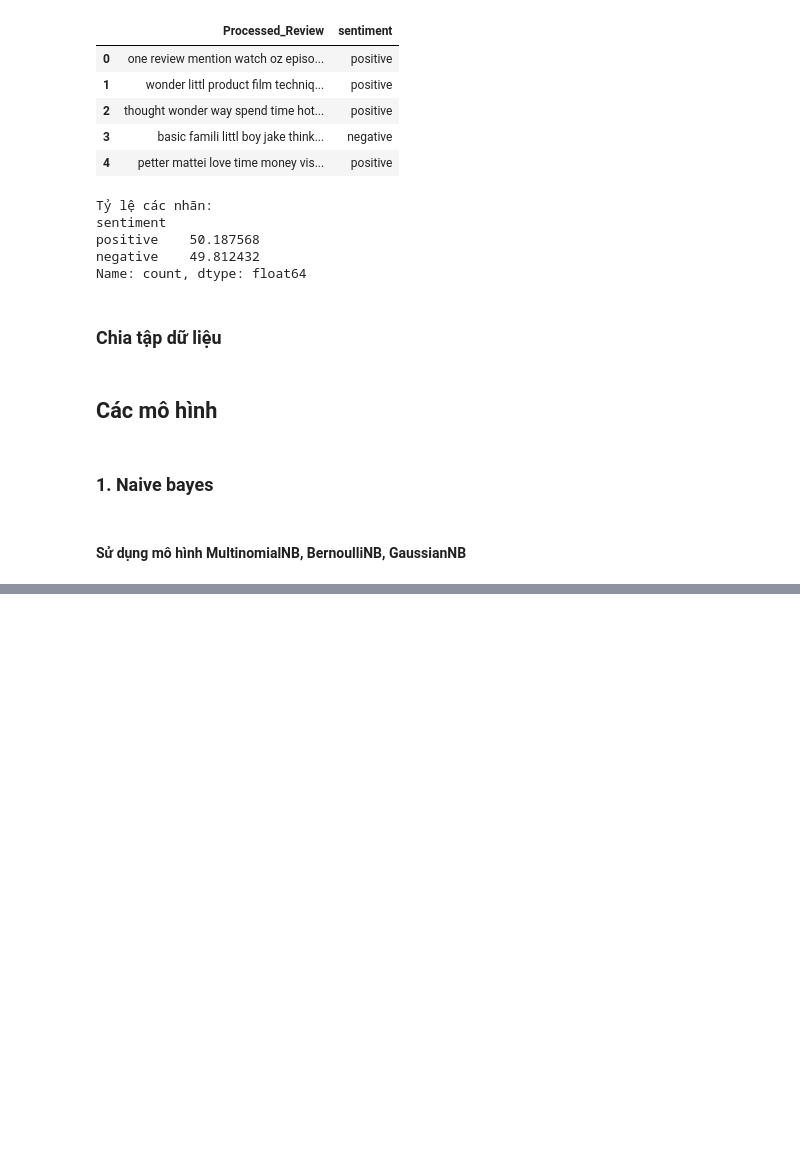
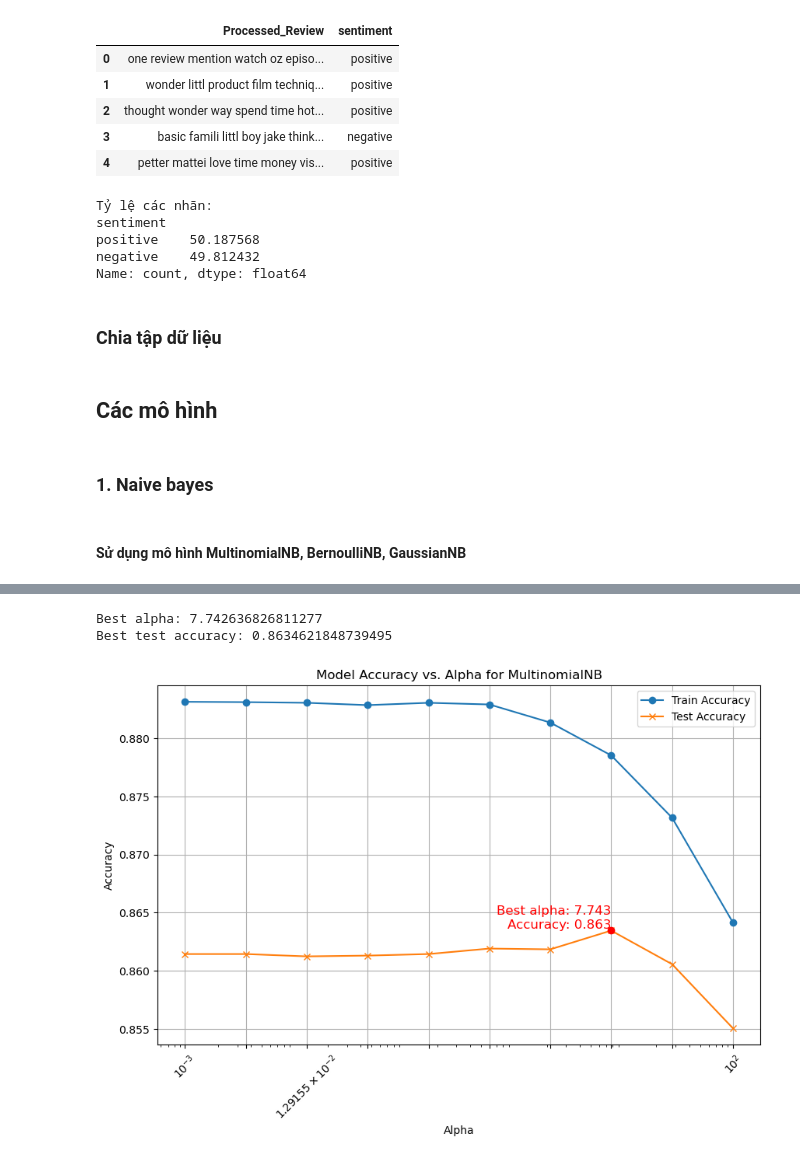
Before and after one commit to PhucLe1725/Group_4-Sentiment_Analysis, a Jupyter notebook: src/python/Naive_Bayes.ipynb, the cells around one changed output, grey strips where cells are left out. Saved outputs shown, nothing was run; the diff lists cells and outputs as text; code cells hidden in the pictures; blank space fills up the shorter version.

```diff
--- a/src/python/Naive_Bayes.ipynb
+++ b/src/python/Naive_Bayes.ipynb
@@ -103,3 +204,66 @@ Trong mô hình Gaussian Naive Bayes của scikit-learn, giá trị mặc địn
+# %%
+import numpy as np
+import matplotlib.pyplot as plt
+from sklearn.metrics import accuracy_score, classification_report
+from sklearn.naive_bayes import MultinomialNB
+
+# Định nghĩa các giá trị của siêu tham số alpha
+alpha_values = np.logspace(-3, 2, num=10)
+
+# Danh sách để lưu trữ độ chính xác
+train_accuracies = []
+test_accuracies = []
+
+# Lặp qua từng giá trị alpha
+for alpha in alpha_values:
+    # Tạo mô hình Multinomial Naive Bayes với alpha hiện tại
+    mnb = MultinomialNB(alpha=alpha)
+
+    # Huấn luyện mô hình trên tập train
+    mnb.fit(X_train, y_train)
+
+    # Dự đoán trên tập train và test
+    y_train_pred = mnb.predict(X_train)
+    y_test_pred = mnb.predict(X_test)
+
+    # Tính độ chính xác trên tập train và test
+    train_accuracy = accuracy_score(y_train, y_train_pred)
+    test_accuracy = accuracy_score(y_test, y_test_pred)
+
+    # Lưu trữ độ chính xác
+    train_accuracies.append(train_accuracy)
+    test_accuracies.append(test_accuracy)
+
+# Tìm alpha tốt nhất dựa trên độ chính xác trên tập test
+best_alpha_index = np.argmax(test_accuracies)
+best_alpha = alpha_values[best_alpha_index]
+best_test_accuracy = test_accuracies[best_alpha_index]
+
+print(f'Best alpha: {best_alpha}')
+print(f'Best test accuracy: {best_test_accuracy}')
+
+# Vẽ biểu đồ độ chính xác so với các giá trị alpha
+plt.figure(figsize=(10, 6))
+plt.plot(alpha_values, train_accuracies, marker='o', label='Train Accuracy')
+plt.plot(alpha_values, test_accuracies, marker='x', label='Test Accuracy')
+
+# Highlight the best alpha value
+plt.scatter([best_alpha], [best_test_accuracy], color='red', zorder=5)
+plt.text(best_alpha, best_test_accuracy, f'Best alpha: {best_alpha:.3f}\nAccuracy: {best_test_accuracy:.3f}',
+         horizontalalignment='right', verticalalignment='bottom', fontsize=12, color='red')
+
+plt.title('Model Accuracy vs. Alpha for MultinomialNB')
+plt.xlabel('Alpha')
+plt.ylabel('Accuracy')
+plt.xscale('log')
+plt.xticks(alpha_values, rotation=45)
+plt.grid()
+plt.legend()
+plt.show()
+# %% [output]
+Best alpha: 7.742636826811277
+Best test accuracy: 0.8634621848739495
+[figure, added]
 # %%
 import numpy as np
 import matplotlib.pyplot as plt
```
Also changed, not shown: parts of 10 cells of this notebook.
